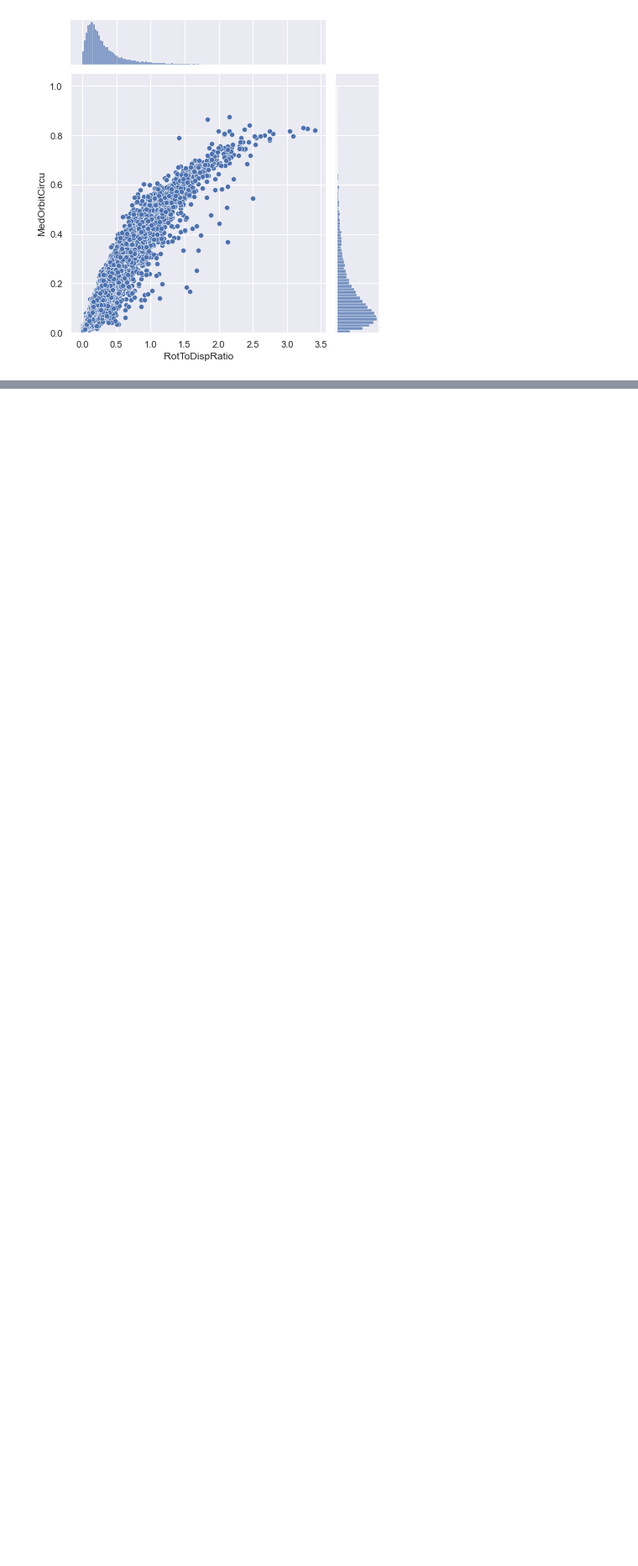
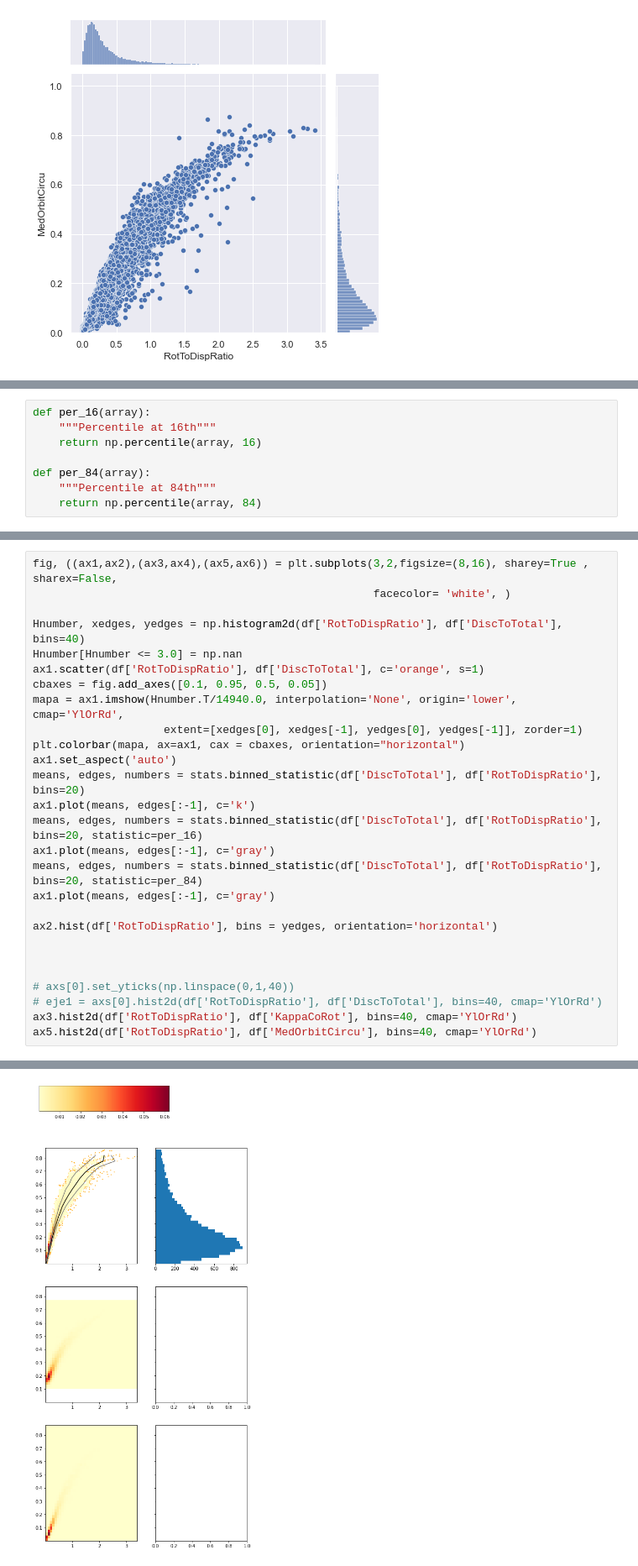
Before and after one commit to MariaPaulaRojas/RECA-internship, a Jupyter notebook: Analysis/Figure1.ipynb, the cells around one changed output, grey strips where cells are left out. Shown at 84% size. Saved outputs shown, nothing was run; the diff lists cells and outputs as text; blank space fills up the shorter version.

```diff
--- a/Analysis/Figure1.ipynb
+++ b/Analysis/Figure1.ipynb
@@ -155,0 +163,8 @@ plt.show()
+# %%
+def per_16(array):
+    """Percentile at 16th"""
+    return np.percentile(array, 16)
+
+def per_84(array):
+    """Percentile at 84th"""
+    return np.percentile(array, 84)
@@ -155,0 +175,28 @@ plt.show()
+# %%
+fig, ((ax1,ax2),(ax3,ax4),(ax5,ax6)) = plt.subplots(3,2,figsize=(8,16), sharey=True , sharex=False,
+                                                    facecolor= 'white', )
+
+Hnumber, xedges, yedges = np.histogram2d(df['RotToDispRatio'], df['DiscToTotal'], bins=40)
+Hnumber[Hnumber <= 3.0] = np.nan
+ax1.scatter(df['RotToDispRatio'], df['DiscToTotal'], c='orange', s=1)
+cbaxes = fig.add_axes([0.1, 0.95, 0.5, 0.05])
+mapa = ax1.imshow(Hnumber.T/14940.0, interpolation='None', origin='lower', cmap='YlOrRd',
+                    extent=[xedges[0], xedges[-1], yedges[0], yedges[-1]], zorder=1)
+plt.colorbar(mapa, ax=ax1, cax = cbaxes, orientation="horizontal")
+ax1.set_aspect('auto')
+means, edges, numbers = stats.binned_statistic(df['DiscToTotal'], df['RotToDispRatio'], bins=20)
+ax1.plot(means, edges[:-1], c='k')
+means, edges, numbers = stats.binned_statistic(df['DiscToTotal'], df['RotToDispRatio'], bins=20, statistic=per_16)
+ax1.plot(means, edges[:-1], c='gray')
+means, edges, numbers = stats.binned_statistic(df['DiscToTotal'], df['RotToDispRatio'], bins=20, statistic=per_84)
+ax1.plot(means, edges[:-1], c='gray')
+
+ax2.hist(df['RotToDispRatio'], bins = yedges, orientation='horizontal')
+
+
+
+# axs[0].set_yticks(np.linspace(0,1,40))
+# eje1 = axs[0].hist2d(df['RotToDispRatio'], df['DiscToTotal'], bins=40, cmap='YlOrRd')
+ax3.hist2d(df['RotToDispRatio'], df['KappaCoRot'], bins=40, cmap='YlOrRd')
+ax5.hist2d(df['RotToDispRatio'], df['MedOrbitCircu'], bins=40, cmap='YlOrRd')
+# %% [output]
@@ -155,0 +220 @@ plt.show()
+[figure, added]
```
Also changed, not shown: parts of 5 cells of this notebook.
